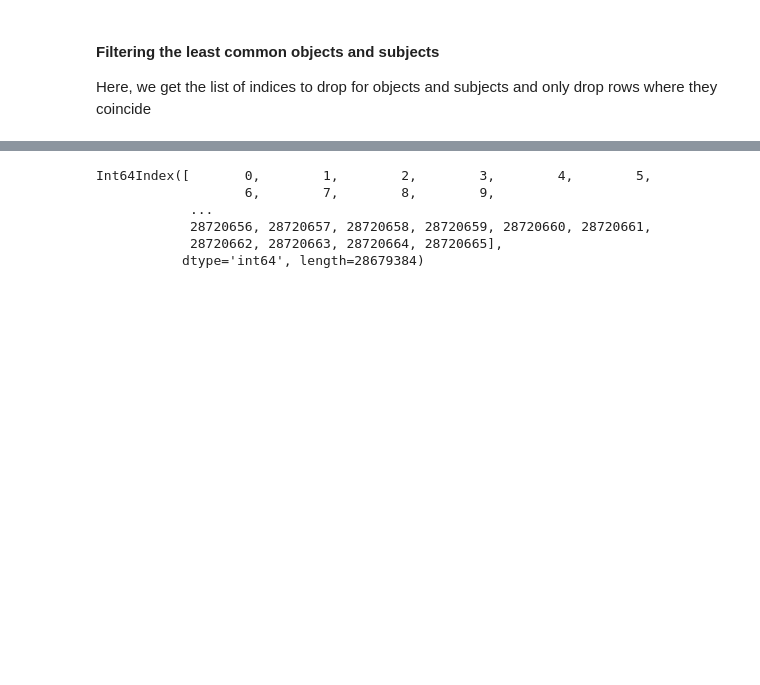
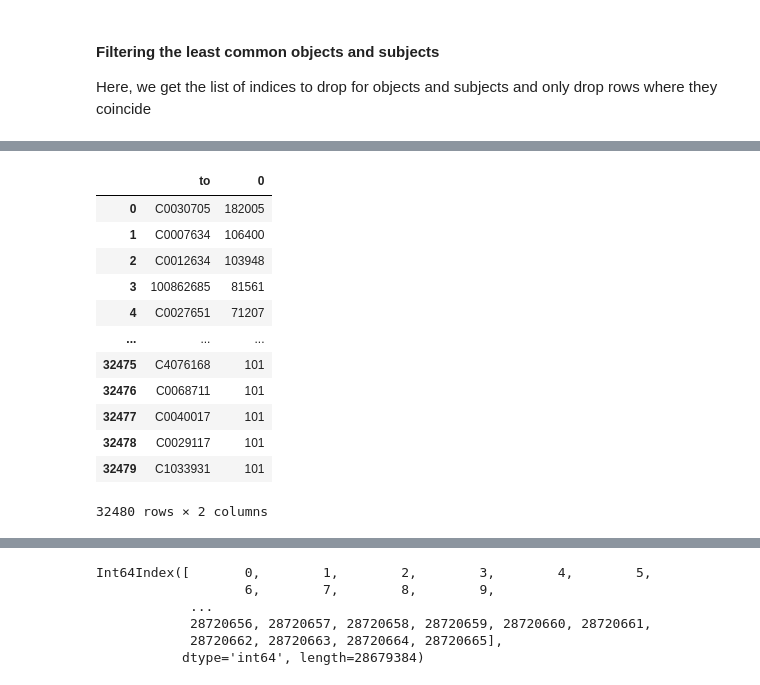
Before and after one commit to dikraMasrour/Breast_Cancer_Risk_Factor_Prediction_KG, a Jupyter notebook: BC_KG_EDA.ipynb, the cells around one changed output, grey strips where cells are left out. Saved outputs shown, nothing was run; the diff lists cells and outputs as text; code cells hidden in the pictures; blank space fills up the shorter version.

```diff
--- a/BC_KG_EDA.ipynb
+++ b/BC_KG_EDA.ipynb
@@ -112,2 +145,18 @@ Here, we get the list of indices to drop for objects and subjects and only drop
+# %%
+vct
+# %% [output]
+|  | to | 0 |
+| 0 | C0030705 | 182005 |
+| 1 | C0007634 | 106400 |
+| 2 | C0012634 | 103948 |
+| 3 | 100862685 | 81561 |
+| 4 | C0027651 | 71207 |
+| ... | ... | ... |
+| 32475 | C4076168 | 101 |
+| 32476 | C0068711 | 101 |
+| 32477 | C0040017 | 101 |
+| 32478 | C0029117 | 101 |
+| 32479 | C1033931 | 101 |
+32480 rows × 2 columns
 # %%
 vc = df[['from', 'to']].value_counts().reset_index()
```
Also changed, not shown: parts of 10 cells of this notebook.
